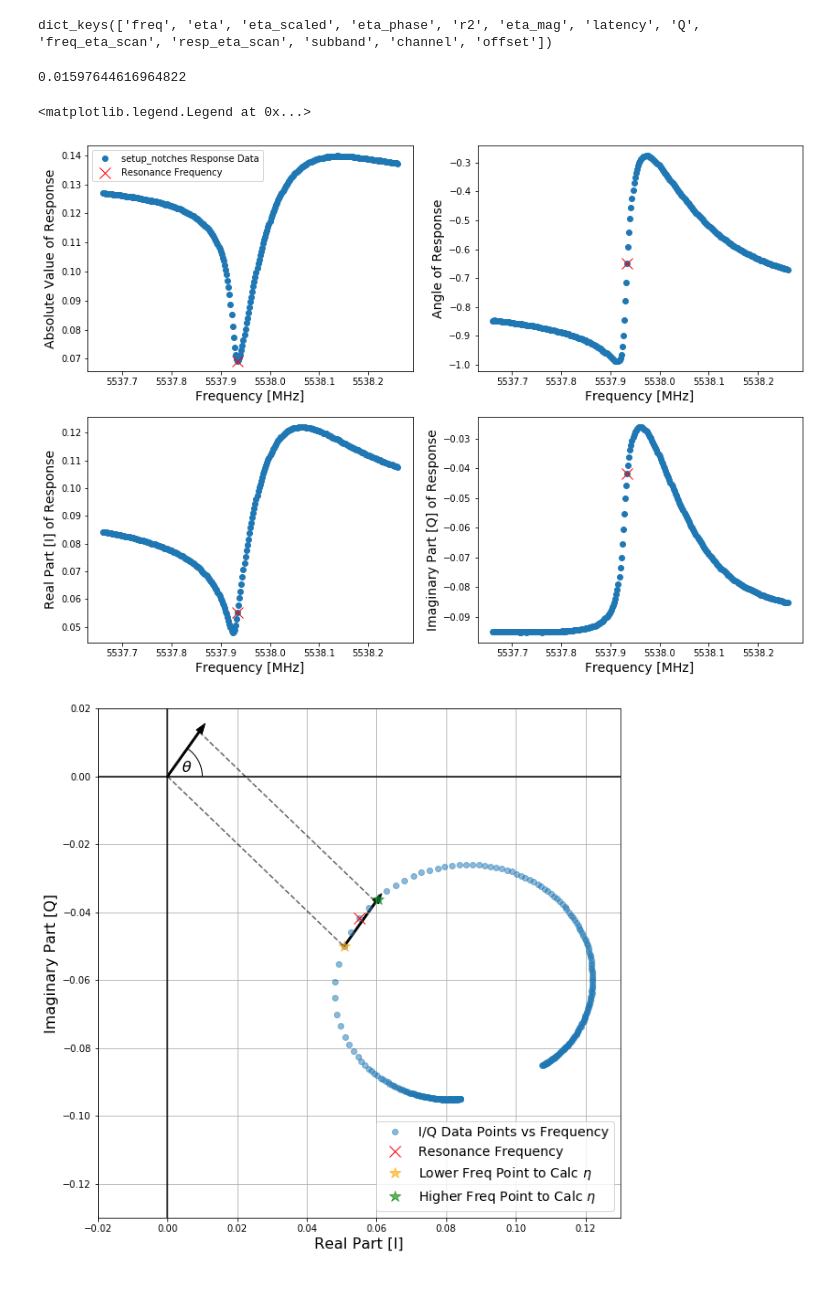
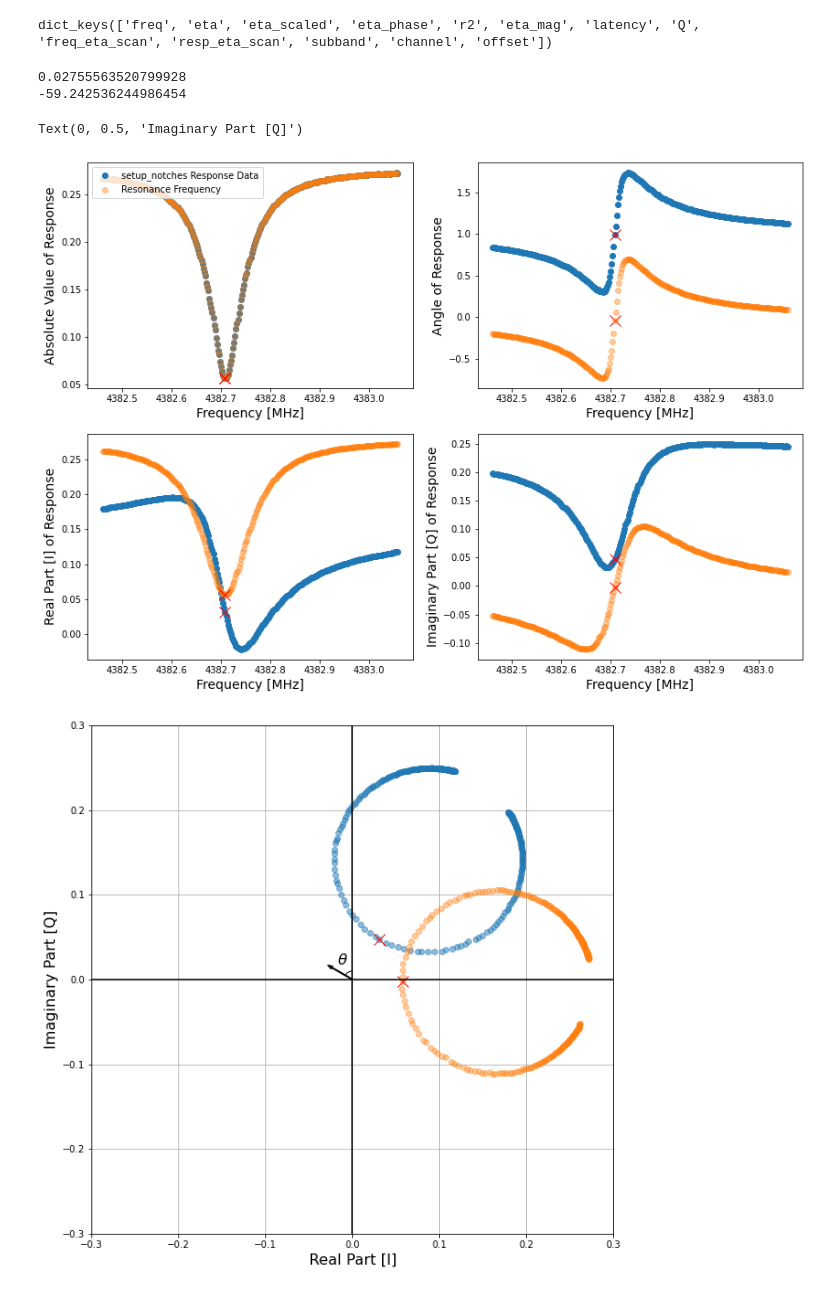
Before and after one commit to simonsobs/readout-script-dev, a Jupyter notebook: UCSD/Eta_Rotation_Explanation.ipynb, the cells around one changed output. Drawn from its saved outputs; the diff is of its cells as text; code cells hidden in the pictures.

```diff
--- a/UCSD/Eta_Rotation_Explanation.ipynb
+++ b/UCSD/Eta_Rotation_Explanation.ipynb
@@ -2,7 +2,7 @@
 import numpy as np
 import matplotlib.pyplot as plt
 # %%
-data = np.load('/home/msilvafe/Downloads/K2SO_Sweep2/1589261755_tune.npy',allow_pickle = True).item()
+data = np.load('/home/msilvafe/Data_Temp/tune/1646905633_tune.npy',allow_pickle = True).item()
 # %%
 data.keys()
 # %% [output]
@@ -12,8 +12,9 @@ data[3]['resonances'][0].keys()
 # %% [output]
 dict_keys(['freq', 'eta', 'eta_scaled', 'eta_phase', 'r2', 'eta_mag', 'latency', 'Q', 'freq_eta_scan', 'resp_eta_scan', 'subband', 'channel', 'offset'])
 # %%
-freq= data[3]['resonances'][10]['freq_eta_scan']
-resp= data[3]['resonances'][10]['resp_eta_scan']
+rix = 59
+freq= data[0]['resonances'][rix]['freq_eta_scan']
+resp= data[0]['resonances'][rix]['resp_eta_scan']
 # %%
 from matplotlib import patches
 fr_idx = np.argmin(np.abs(resp))
@@ -21,6 +22,9 @@ low_idx = fr_idx - 2
 up_idx = fr_idx + 2
 eta_0 = [np.real(resp[low_idx]),np.imag(resp[low_idx])]
 eta_f = [np.real(resp[up_idx]),np.imag(resp[up_idx])]
+eta_h = eta_f[0] + 1j*eta_f[1]
+eta_l = eta_0[0] + 1j*eta_0[1]
+eta = (eta_h - eta_l)/(freq[up_idx] - freq[low_idx])
 head_length = 0.001
 dx = eta_f[0]-eta_0[0]
 dy = eta_f[1]-eta_0[1]
@@ -31,56 +35,71 @@ dy = dy / vec_ab_magnitude
 vec_ab_magnitude = vec_ab_magnitude - head_length
 
 print(vec_ab_magnitude)
-
+ang = -(np.angle(eta)-(np.pi/2))
+print(np.rad2deg(ang))
+rot_resp_real = np.real(resp)*np.cos(ang) - np.imag(resp)*np.sin(ang)
+rot_resp_imag = np.real(resp)*np.sin(ang) + np.imag(resp)*np.cos(ang)
+rot_resp = rot_resp_real + 1j*rot_resp_imag
 
 plt.figure(figsize = (14,10))
 plt.subplot(221)
 plt.plot(freq,np.abs(resp),'o')
+plt.plot(freq,np.abs(rot_resp),'o',alpha = 0.4)
 plt.plot(freq[fr_idx],np.abs(resp[fr_idx]),'rx',markersize = 12)
+plt.plot(freq[fr_idx],np.abs(rot_resp)[fr_idx],'rx',markersize = 12)
 plt.xlabel('Frequency [MHz]',fontsize = 14)
 plt.ylabel('Absolute Value of Response', fontsize = 14)
 plt.legend(['setup_notches Response Data','Resonance Frequency'],loc = 'upper left')
 plt.subplot(222)
 plt.plot(freq,np.angle(resp),'o')
 plt.plot(freq[fr_idx],np.angle(resp[fr_idx]),'rx',markersize = 12)
+plt.plot(freq[fr_idx],np.angle(rot_resp)[fr_idx],'rx',markersize = 12)
+plt.plot(freq,np.angle(rot_resp),'o',alpha = 0.4)
 plt.xlabel('Frequency [MHz]',fontsize = 14)
 plt.ylabel('Angle of Response', fontsize = 14)
 plt.subplot(223)
 plt.plot(freq,np.real(resp),'o')
+plt.plot(freq,np.real(rot_resp),'o',alpha = 0.4)
 plt.plot(freq[fr_idx],np.real(resp[fr_idx]),'rx',markersize = 12)
+plt.plot(freq[fr_idx],np.real(rot_resp)[fr_idx],'rx',markersize = 12)
 plt.xlabel('Frequency [MHz]',fontsize = 14)
 plt.ylabel('Real Part [I] of Response', fontsize = 14)
 plt.subplot(224)
 plt.plot(freq,np.imag(resp),'o')
+plt.plot(freq,np.imag(rot_resp),'o',alpha = 0.4)
+plt.plot(freq[fr_idx],np.imag(rot_resp)[fr_idx],'rx',markersize = 12)
 plt.plot(freq[fr_idx],np.imag(resp[fr_idx]),'rx',markersize = 12)
 plt.xlabel('Frequency [MHz]',fontsize = 14)
 plt.ylabel('Imaginary Part [Q] of Response', fontsize = 14)
 
 plt.figure(figsize = (10,10))
 plt.plot(np.real(resp),np.imag(resp),'o',alpha = 0.5)
+plt.plot(np.real(rot_resp),np.imag(rot_resp),'o',alpha = 0.4)
 plt.plot(np.real(resp[fr_idx]),np.imag(resp[fr_idx]),'rx',markersize = 12)
-plt.plot(np.real(resp[low_idx]),np.imag(resp[low_idx]),'*',color = 'orange', markersize = 12,alpha = 0.6)
-plt.plot(np.real(resp[up_idx]),np.imag(resp[up_idx]),'*',color = 'green', markersize = 12,alpha = 0.6)
+plt.plot(np.real(rot_resp[fr_idx]),np.imag(rot_resp[fr_idx]),'rx',markersize = 12)
+
+# plt.plot(np.real(resp[low_idx]),np.imag(resp[low_idx]),'*',color = 'orange', markersize = 12,alpha = 0.6)
+# plt.plot(np.real(resp[up_idx]),np.imag(resp[up_idx]),'*',color = 'green', markersize = 12,alpha = 0.6)
 
 ax = plt.gca()
-ax.arrow(eta_0[0],eta_0[1],vec_ab_magnitude*dx,vec_ab_magnitude*dy,head_width = 0.002,width = 0.0005,fc = 'black',ec='black')
-ax.arrow(0,0,vec_ab_magnitude*dx,vec_ab_magnitude*dy,head_width = 0.002,width = 0.0005,fc = 'black',ec='black')
-plt.plot([0,eta_0[0]],[0,eta_0[1]],'k--',alpha = 0.6)
-plt.plot([0+vec_ab_magnitude*dx,eta_0[0]+vec_ab_magnitude*dx],[0+vec_ab_magnitude*dy,eta_0[1]+vec_ab_magnitude*dy],'k--',alpha = 0.6)
+# ax.arrow(eta_0[0],eta_0[1],vec_ab_magnitude*dx,vec_ab_magnitude*dy,head_width = 0.004,width = 0.001,fc = 'black',ec='black')
+ax.arrow(0,0,vec_ab_magnitude*dx,vec_ab_magnitude*dy,head_width = 0.004,width = 0.001,fc = 'black',ec='black')
+#plt.plot([0,eta_0[0]],[0,eta_0[1]],'k--',alpha = 0.6)
+#plt.plot([0+vec_ab_magnitude*dx,eta_0[0]+vec_ab_magnitude*dx],[0+vec_ab_magnitude*dy,eta_0[1]+vec_ab_magnitude*dy],'k--',alpha = 0.6)
 ax.axvline(x=0,color = 'black')
 plt.axhline(y = 0, color = 'black')
-e1 = patches.Arc((0,0),0.02,0.02,theta1 = 0.0, theta2 = np.arctan(dy/dx)*180/np.pi)
+e1 = patches.Arc((0,0),0.02,0.02,theta1 = 90, theta2 = np.arctan(dy/dx)*180/np.pi - 180)
 ax.add_patch(e1)
-ax.annotate(r'$\theta$',xy = (0.16,0.875),xycoords='axes fraction',fontsize = 16)
-#ax.annotate('Mag',xy = (0.16,0.875),xycoords='axes fraction',fontsize = 16)
+ax.annotate(r'$\theta$',xy = (0.47,0.53),xycoords='axes fraction',fontsize = 16)
 plt.grid()
-plt.xlim(-0.02,0.13)
-plt.ylim(-0.13,0.02)
+plt.xlim(-0.3,0.3)
+plt.ylim(-0.3,0.3)
 plt.xlabel('Real Part [I]',fontsize = 16)
 plt.ylabel('Imaginary Part [Q]',fontsize = 16)
-plt.legend(['I/Q Data Points vs Frequency','Resonance Frequency','Lower Freq Point to Calc $\eta$','Higher Freq Point to Calc $\eta$'],fontsize = 14,loc = 'lower right')
+# plt.legend(['I/Q Data Points vs Frequency','Resonance Frequency','Lower Freq Point to Calc $\eta$','Higher Freq Point to Calc $\eta$'],fontsize = 14,loc = 'lower right')
 # %% [output]
-0.01597644616964822
+0.02755563520799928
+-59.242536244986454
-<matplotlib.legend.Legend at 0x...>
+Text(0, 0.5, 'Imaginary Part [Q]')
-[figure, old version]
+[figure, new version]
-[figure, old version]
+[figure, new version]
```
Also changed, not shown: 1 other file.
